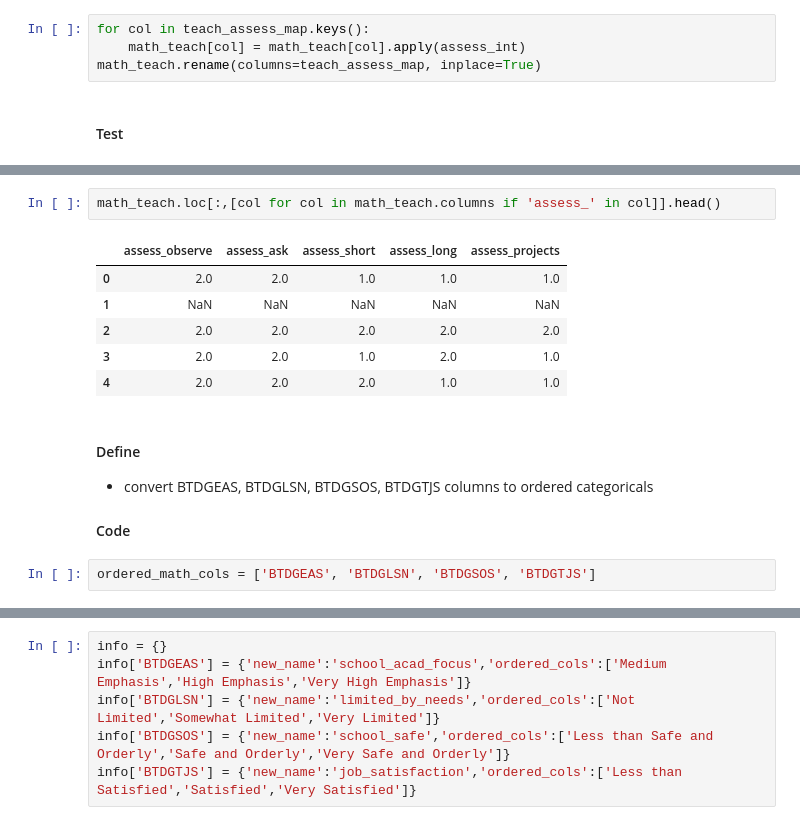
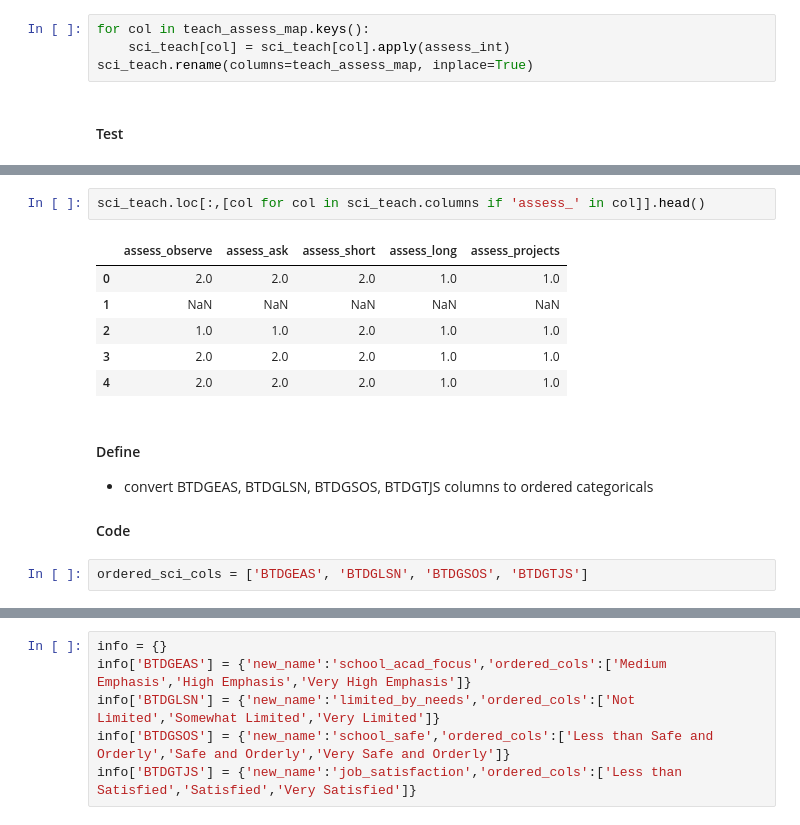
Before and after one commit to sjhaluck/TIMSS-Data-Science, a Jupyter notebook: TIMSS Exploration.ipynb, the cells around one changed output, grey strips where cells are left out. Cells and saved outputs as stored; diff of their text form.

```diff
--- a/TIMSS Exploration.ipynb
+++ b/TIMSS Exploration.ipynb
@@ -3245,8 +3234,8 @@ def assess_int(val):
         return np.nan
 # %%
 for col in teach_assess_map.keys():
-    math_teach[col] = math_teach[col].apply(assess_int)
-math_teach.rename(columns=teach_assess_map, inplace=True)
+    sci_teach[col] = sci_teach[col].apply(assess_int)
+sci_teach.rename(columns=teach_assess_map, inplace=True)
 # %% [markdown]
 #### Test
 # %%
@@ -3259,13 +3248,13 @@ assess_long        float64
 assess_projects    float64
 dtype: object
 # %%
-math_teach.loc[:,[col for col in math_teach.columns if 'assess_' in col]].head()
+sci_teach.loc[:,[col for col in sci_teach.columns if 'assess_' in col]].head()
 # %% [output]
 |  | assess_observe | assess_ask | assess_short | assess_long | assess_projects |
-| 0 | 2.0 | 2.0 | 1.0 | 1.0 | 1.0 |
+| 0 | 2.0 | 2.0 | 2.0 | 1.0 | 1.0 |
 | 1 | NaN | NaN | NaN | NaN | NaN |
-| 2 | 2.0 | 2.0 | 2.0 | 2.0 | 2.0 |
-| 3 | 2.0 | 2.0 | 1.0 | 2.0 | 1.0 |
+| 2 | 1.0 | 1.0 | 2.0 | 1.0 | 1.0 |
+| 3 | 2.0 | 2.0 | 2.0 | 1.0 | 1.0 |
 | 4 | 2.0 | 2.0 | 2.0 | 1.0 | 1.0 |
 # %% [markdown]
 #### Define
@@ -3273,4 +3262,4 @@ math_teach.loc[:,[col for col in math_teach.columns if 'assess_' in col]].head()
 
 #### Code
 # %%
-ordered_math_cols = ['BTDGEAS', 'BTDGLSN', 'BTDGSOS', 'BTDGTJS']
+ordered_sci_cols = ['BTDGEAS', 'BTDGLSN', 'BTDGSOS', 'BTDGTJS']
```
Also changed, not shown: parts of 57 cells of this notebook.
